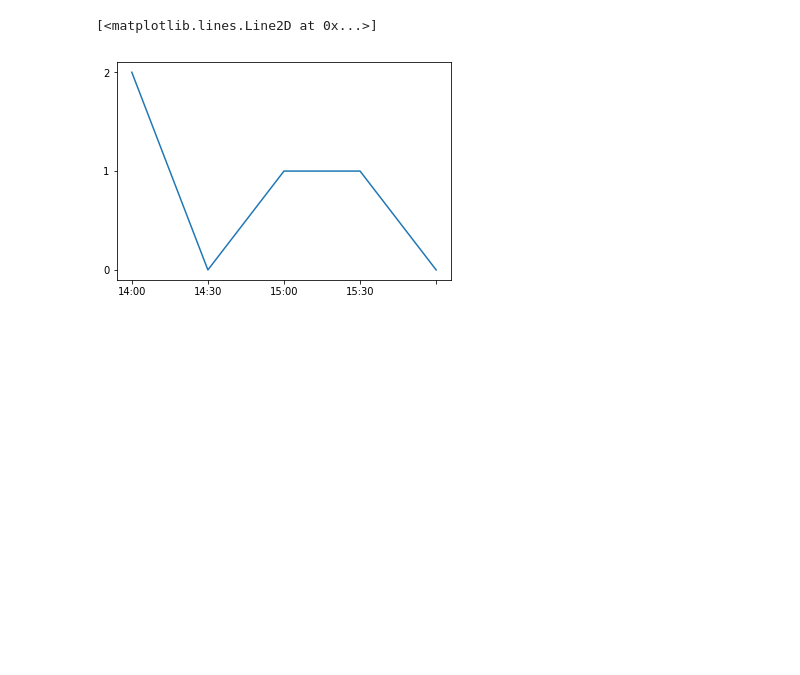
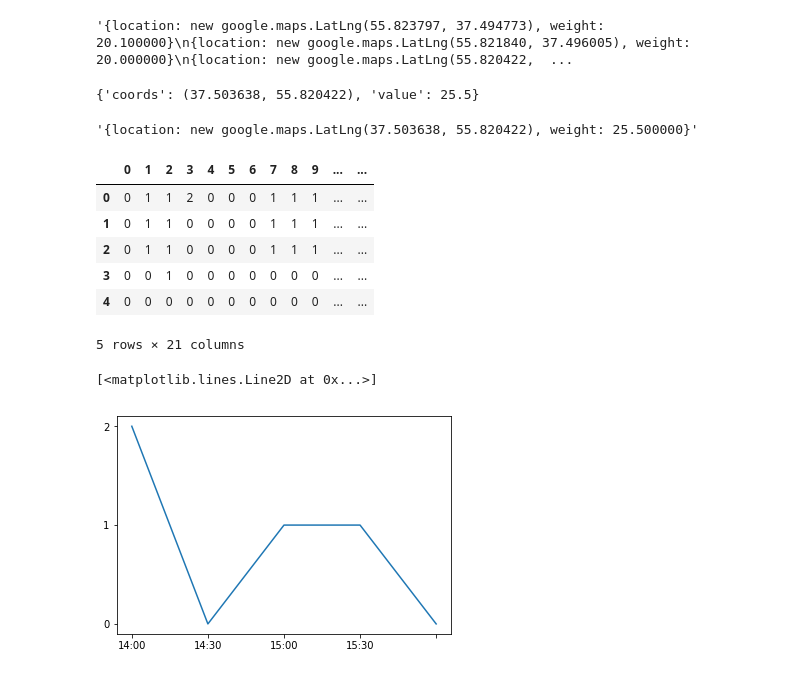
Before and after one commit to necuk/benches, a Jupyter notebook: graphix.ipynb, the cells around one changed output. Saved outputs shown, nothing was run; the diff lists cells and outputs as text; code cells hidden in the pictures; blank space fills up the shorter version.

```diff
--- a/graphix.ipynb
+++ b/graphix.ipynb
@@ -10,0 +83,8 @@ dataset = [
+# %%
+'\n'.join(strings)
+# %% [output]
+'{location: new google.maps.LatLng(55.823797, 37.494773), weight: 20.100000}\n{location: new google.maps.LatLng(55.821840, 37.496005), weight: 20.000000}\n{location: new google.maps.LatLng(55.820422,  ...
+# %%
+point
+# %% [output]
+{'coords': (37.503638, 55.820422), 'value': 25.5}
@@ -10,0 +96,14 @@ dataset = [
+# %%
+generate_string(point)
+# %% [output]
+'{location: new google.maps.LatLng(37.503638, 55.820422), weight: 25.500000}'
+# %%
+data
+# %% [output]
+|  | 0 | 1 | 2 | 3 | 4 | 5 | 6 | 7 | 8 | 9 | ... | ... |
+| 0 | 0 | 1 | 1 | 2 | 0 | 0 | 0 | 1 | 1 | 1 | ... | ... |
+| 1 | 0 | 1 | 1 | 0 | 0 | 0 | 0 | 1 | 1 | 1 | ... | ... |
+| 2 | 0 | 1 | 1 | 0 | 0 | 0 | 0 | 1 | 1 | 1 | ... | ... |
+| 3 | 0 | 0 | 1 | 0 | 0 | 0 | 0 | 0 | 0 | 0 | ... | ... |
+| 4 | 0 | 0 | 0 | 0 | 0 | 0 | 0 | 0 | 0 | 0 | ... | ... |
+5 rows × 21 columns
```
Also changed, not shown: parts of 11 cells of this notebook, 1 other file.
